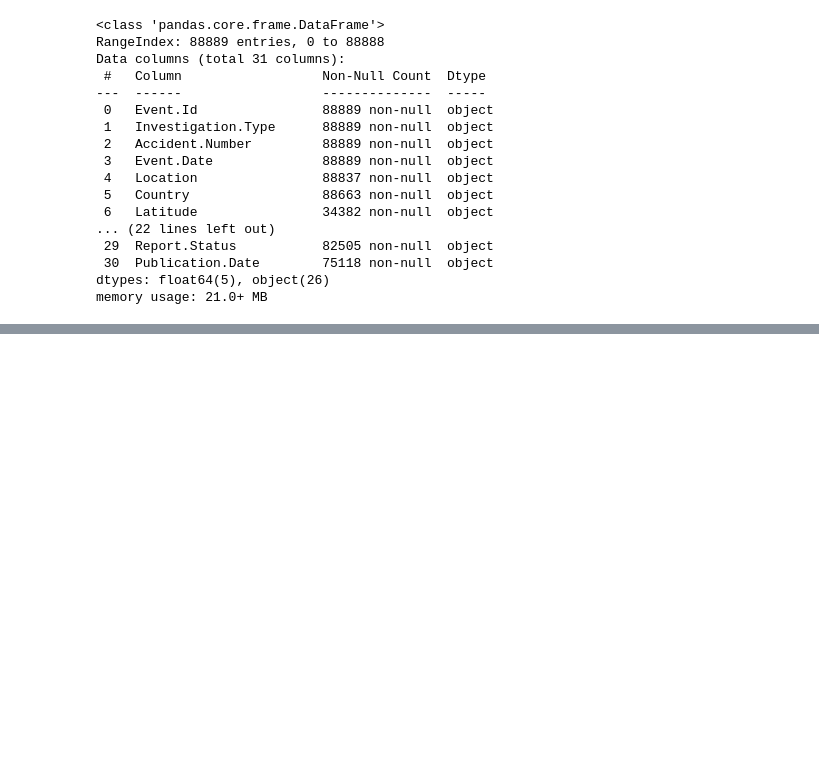
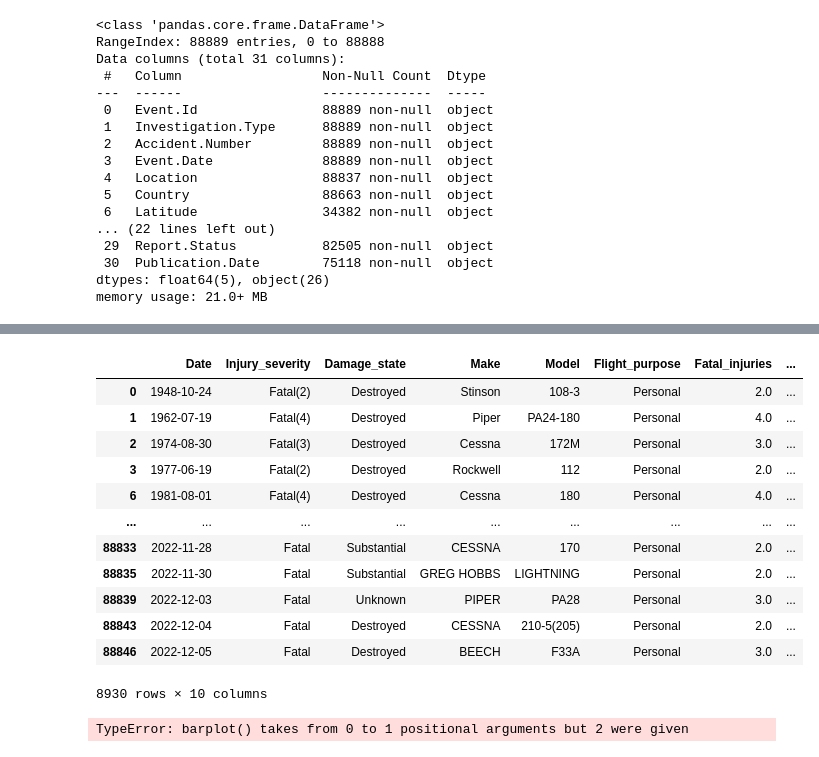
Before and after one commit to Baraka-Wambua/Phase-one-project, a Jupyter notebook: Untitled.ipynb, the cells around one changed output, grey strips where cells are left out. Saved outputs shown, nothing was run; the diff lists cells and outputs as text; code cells hidden in the pictures; blank space fills up the shorter version.

```diff
--- a/Untitled.ipynb
+++ b/Untitled.ipynb
@@ -49,5 +50,5 @@ Data columns (total 31 columns):
 dtypes: float64(5), object(26)
 memory usage: 21.0+ MB
 # %%
-important_columns=df['Event.Id','Accident.Number','Injury.Severity','Aircraft.damage','Make','Model','Purpose.of.flight','Total.Fatal.Injuries']
-df = df[important_columns]
+df=df[['Event.Date','Injury.Severity','Aircraft.damage','Make','Model','Purpose.of.flight'
+       ,'Total.Fatal.Injuries','Total.Serious.Injuries','Total.Minor.Injuries','Total.Uninjured']]
@@ -55,0 +71,7 @@ KeyError: ('Event.Id', 'Accident.Number', 'Injury.Severity', 'Aircraft.damage',
+# %%
+# rename the columns
+new_column_names={'Event.Date':'Date','Injury.Severity':'Injury_severity','Aircraft.damage':'Damage_state',
+                 'Purpose.of.flight':'Flight_purpose','Total.Fatal.Injuries':'Fatal_injuries','Total.Serious.Injuries':'Serious_injuries',
+                  'Total.Minor.Injuries':'Minor_injuries','Total.Uninjured':'Uninjured',
+                 }
+df.rename(columns=new_column_names,inplace=True)
@@ -55,0 +106,3 @@ KeyError: ('Event.Id', 'Accident.Number', 'Injury.Severity', 'Aircraft.damage',
+# %%
+#replace missing values with zero.
+df.fillna({'Fatal_injuries':0,'Serious_injuries':0,'Minor_injuries':0},inplace=True)
@@ -55,0 +139,3 @@ KeyError: ('Event.Id', 'Accident.Number', 'Injury.Severity', 'Aircraft.damage',
+# %%
+# Setting the correct date format.
+df['Date'] = pd.to_datetime(df['Date'], format='%d/%m/%Y')
@@ -55,0 +184,20 @@ KeyError: ('Event.Id', 'Accident.Number', 'Injury.Severity', 'Aircraft.damage',
+# %%
+df.loc[df['Fatal_injuries']>1]
+# %% [output]
+|  | Date | Injury_severity | Damage_state | Make | Model | Flight_purpose | Fatal_injuries | ... |
+| 0 | 1948-10-24 | Fatal(2) | Destroyed | Stinson | 108-3 | Personal | 2.0 | ... |
+| 1 | 1962-07-19 | Fatal(4) | Destroyed | Piper | PA24-180 | Personal | 4.0 | ... |
+| 2 | 1974-08-30 | Fatal(3) | Destroyed | Cessna | 172M | Personal | 3.0 | ... |
+| 3 | 1977-06-19 | Fatal(2) | Destroyed | Rockwell | 112 | Personal | 2.0 | ... |
+| 6 | 1981-08-01 | Fatal(4) | Destroyed | Cessna | 180 | Personal | 4.0 | ... |
+| ... | ... | ... | ... | ... | ... | ... | ... | ... |
+| 88833 | 2022-11-28 | Fatal | Substantial | CESSNA | 170 | Personal | 2.0 | ... |
+| 88835 | 2022-11-30 | Fatal | Substantial | GREG HOBBS | LIGHTNING | Personal | 2.0 | ... |
+| 88839 | 2022-12-03 | Fatal | Unknown | PIPER | PA28 | Personal | 3.0 | ... |
+| 88843 | 2022-12-04 | Fatal | Destroyed | CESSNA | 210-5(205) | Personal | 2.0 | ... |
+| 88846 | 2022-12-05 | Fatal | Destroyed | BEECH | F33A | Personal | 3.0 | ... |
+8930 rows × 10 columns
+# %%
+sns.barplot(df['Model'],df['Fatal_injuries'])
+# %% [output]
+TypeError: barplot() takes from 0 to 1 positional arguments but 2 were given
```
Also changed, not shown: parts of 11 cells of this notebook.
